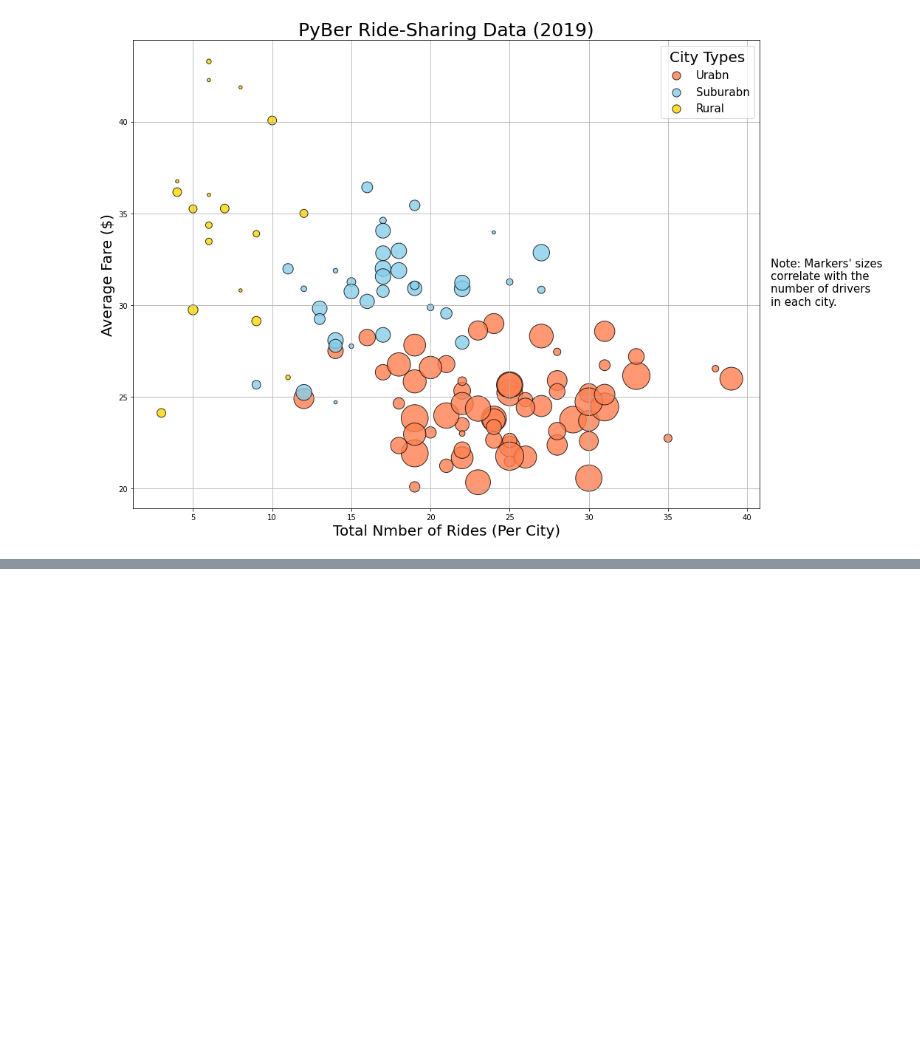
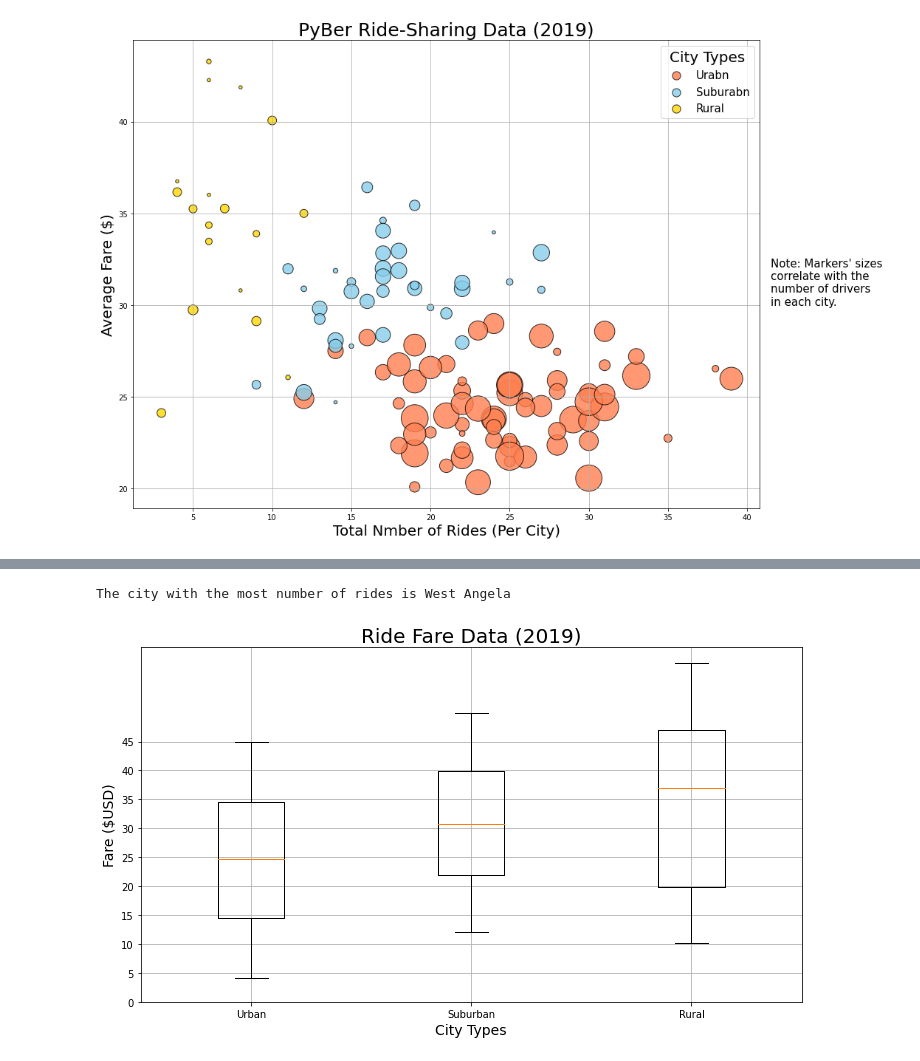
Before and after one commit to EmadSoheili/Matplotlib---UofT---PyberAnalysis, a Jupyter notebook: PyBer.ipynb, the cells around one changed output, grey strips where cells are left out. Saved outputs shown, nothing was run; the diff lists cells and outputs as text; code cells hidden in the pictures; blank space fills up the shorter version.

```diff
--- a/PyBer.ipynb
+++ b/PyBer.ipynb
@@ -396,0 +558,21 @@ plt.show()
+# %%
+urban_most_ride = urban_ride_count[urban_ride_count == 39].index[0]
+print(f'The city with the most number of rides is {urban_most_ride}')
+# %% [output]
+The city with the most number of rides is West Angela
+# %%
+# Create Box-and-whisker plot for Fare
+xlabels = ['Urban','Suburban','Rural']
+ride_fare_data = [urban_cities_df["fare"],suburban_cities_df["fare"],rural_cities_df["fare"]]
+fig,ax = plt.subplots(figsize=(10,6))
+ax.boxplot(ride_fare_data, labels = xlabels)
+ax.set_title('Ride Fare Data (2019)', fontsize=20)
+ax.set_ylabel('Fare ($USD)',fontsize=14)
+ax.set_xlabel("City Types", fontsize=14)
+ax.set_yticks(np.arange(0,50,step=5))
+ax.grid()
+plt.tight_layout()
+plt.savefig('Analysis/BoxChart2.png')
+plt.show()
+# %% [output]
+[figure, added]
```
Also changed, not shown: parts of 17 cells of this notebook, 2 other files.
